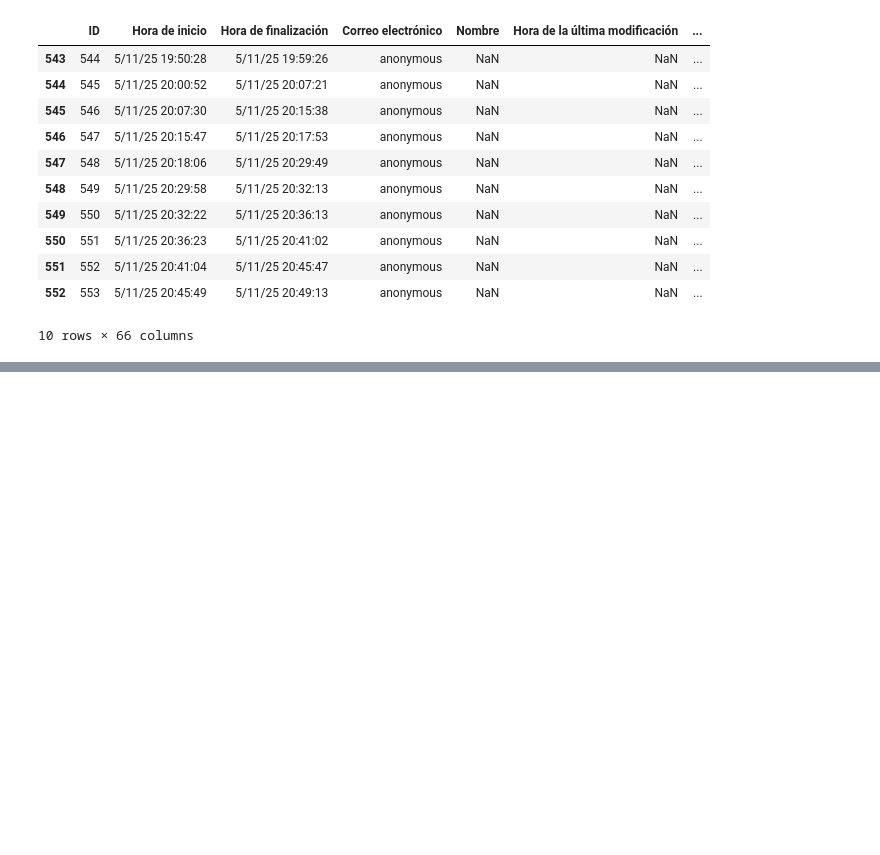
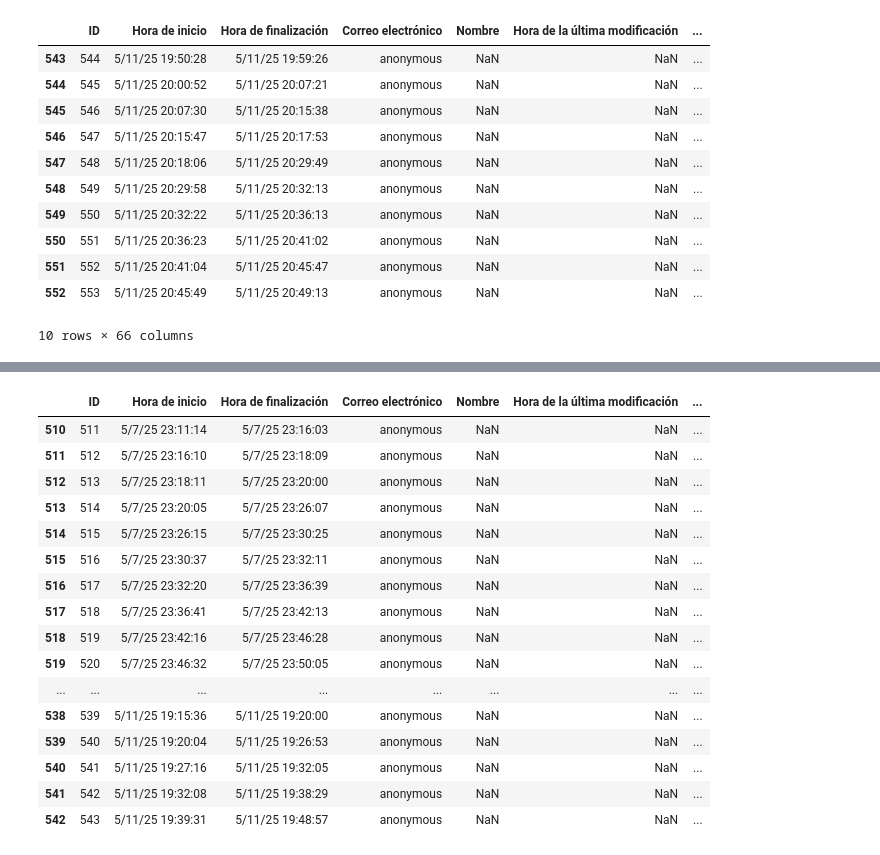
Before and after one commit to Observatorio-Ciudades/vref_walkability_index, a Jupyter notebook: notebooks/tmp_correccion_codigos_rutas.ipynb, the cells around one changed output, grey strips where cells are left out. Cells and saved outputs as stored; diff of their text form; code cells hidden in the pictures; blank space fills up the shorter version.

Commit message:
tmp_correccion_codigos_rutas_encuestas

```diff
--- a/notebooks/tmp_correccion_codigos_rutas.ipynb
+++ b/notebooks/tmp_correccion_codigos_rutas.ipynb
@@ -108,3 +195,22 @@ surveys_meli
 | 551 | 552 | 5/11/25 20:41:04 | 5/11/25 20:45:47 | anonymous | NaN | NaN | ... |
 | 552 | 553 | 5/11/25 20:45:49 | 5/11/25 20:49:13 | anonymous | NaN | NaN | ... |
 10 rows × 66 columns
+# %%
+# Pollster b) - Ross
+encuestador_lst = ['RV', 'rv']
+surveys_ross = surveys.loc[(surveys.Encuestador.isin(encuestador_lst))&(surveys["Territorio de análisis"]=='TA_Providencia')].copy()
+
+a="""
+# Rename codes
+surveys_ross["code"] = 0
+surveys_ross.loc[surveys_ross["Encuesta #"]=='0001', "code"] = 'MeV1V001'
+surveys_ross.loc[surveys_ross["Encuesta #"]=='002', "code"] = 'MeV1V002'
+surveys_ross.loc[surveys_ross["Encuesta #"]=='003', "code"] = 'MeV1V003'
+surveys_ross.loc[surveys_ross["Encuesta #"]=='004', "code"] = 'MeV1V004'
+surveys_ross.loc[surveys_ross["Encuesta #"]=='005', "code"] = 'MeV1V005'
+surveys_ross.loc[surveys_ross["Encuesta #"]=='006', "code"] = 'MeV1V006'
+surveys_ross.loc[surveys_ross["Encuesta #"]=='007', "code"] = 'MeV1V007'
+surveys_ross.loc[surveys_ross["Encuesta #"]=='008', "code"] = 'MeV1V008'
+surveys_ross.loc[surveys_ross["Encuesta #"]=='009', "code"] = 'MeV1V009'
+surveys_ross.loc[surveys_ross["Encuesta #"]=='010', "code"] = 'MeV1V010'
+surveys_ross"""
@@ -110,0 +237,38 @@ surveys_meli
+# %%
+surveys_ross[['ID',
+              'Hora de inicio',
+              'Hora de finalización',
+              'Correo electrónico',
+              'Nombre',
+              'Hora de la última modificación',
+              'Encuestador',
+              'Fecha de realización',
+              'Encuesta #',
+              'Territorio de análisis',
+              'Lugar donde se realizó la encuesta',
+              'Género',
+              'Edad (años)',
+              'Estrato socioeconómico (NO APLICA)',
+              'Ocupación principal',
+              'Nivel educativo completado',
+              '¿Poseen alguno de los siguientes vehículos en su vivienda?',
+              'Indique su lugar de residencia (Municipio/comuna/barrio)',
+              ]]
+# %% [output]
+|  | ID | Hora de inicio | Hora de finalización | Correo electrónico | Nombre | Hora de la última modificación | ... |
+| 510 | 511 | 5/7/25 23:11:14 | 5/7/25 23:16:03 | anonymous | NaN | NaN | ... |
+| 511 | 512 | 5/7/25 23:16:10 | 5/7/25 23:18:09 | anonymous | NaN | NaN | ... |
+| 512 | 513 | 5/7/25 23:18:11 | 5/7/25 23:20:00 | anonymous | NaN | NaN | ... |
+| 513 | 514 | 5/7/25 23:20:05 | 5/7/25 23:26:07 | anonymous | NaN | NaN | ... |
+| 514 | 515 | 5/7/25 23:26:15 | 5/7/25 23:30:25 | anonymous | NaN | NaN | ... |
+| 515 | 516 | 5/7/25 23:30:37 | 5/7/25 23:32:11 | anonymous | NaN | NaN | ... |
+| 516 | 517 | 5/7/25 23:32:20 | 5/7/25 23:36:39 | anonymous | NaN | NaN | ... |
+| 517 | 518 | 5/7/25 23:36:41 | 5/7/25 23:42:13 | anonymous | NaN | NaN | ... |
+| 518 | 519 | 5/7/25 23:42:16 | 5/7/25 23:46:28 | anonymous | NaN | NaN | ... |
+| 519 | 520 | 5/7/25 23:46:32 | 5/7/25 23:50:05 | anonymous | NaN | NaN | ... |
+| ... | ... | ... | ... | ... | ... | ... | ... |
+| 538 | 539 | 5/11/25 19:15:36 | 5/11/25 19:20:00 | anonymous | NaN | NaN | ... |
+| 539 | 540 | 5/11/25 19:20:04 | 5/11/25 19:26:53 | anonymous | NaN | NaN | ... |
+| 540 | 541 | 5/11/25 19:27:16 | 5/11/25 19:32:05 | anonymous | NaN | NaN | ... |
+| 541 | 542 | 5/11/25 19:32:08 | 5/11/25 19:38:29 | anonymous | NaN | NaN | ... |
+| 542 | 543 | 5/11/25 19:39:31 | 5/11/25 19:48:57 | anonymous | NaN | NaN | ... |
```
Also changed, not shown: parts of 12 cells of this notebook.
